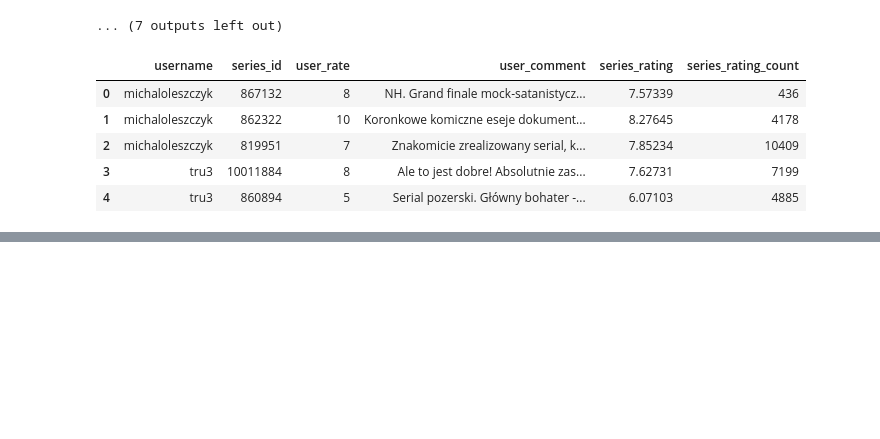
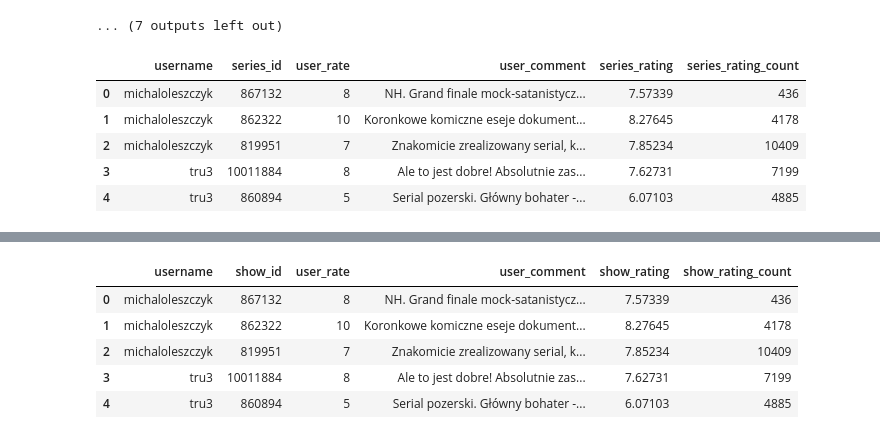
Before and after one commit to Michal299/mm-review-based-rate-ai, a Jupyter notebook: scrapper/filmweb_scrapper.ipynb, the cells around one changed output, grey strips where cells are left out. Saved outputs shown, nothing was run; the diff lists cells and outputs as text; code cells hidden in the pictures; blank space fills up the shorter version.

```diff
--- a/scrapper/filmweb_scrapper.ipynb
+++ b/scrapper/filmweb_scrapper.ipynb
@@ -299,0 +313,12 @@ ds_df.to_csv('../dataset/dataset_tv_series.csv', sep='$', encoding='utf-8')
+# %%
+df_tv_series = df_tv_series.rename(axis='columns', mapper={'series_id': 'show_id',
+                                                           'series_rating': 'show_rating',
+                                                           'series_rating_count': 'show_rating_count'})
+df_tv_series.head()
+# %% [output]
+|  | username | show_id | user_rate | user_comment | show_rating | show_rating_count |
+| 0 | michaloleszczyk | 867132 | 8 | NH. Grand finale mock-satanistycz... | 7.57339 | 436 |
+| 1 | michaloleszczyk | 862322 | 10 | Koronkowe komiczne eseje dokument... | 8.27645 | 4178 |
+| 2 | michaloleszczyk | 819951 | 7 | Znakomicie zrealizowany serial, k... | 7.85234 | 10409 |
+| 3 | tru3 | 10011884 | 8 | Ale to jest dobre! Absolutnie zas... | 7.62731 | 7199 |
+| 4 | tru3 | 860894 | 5 | Serial pozerski. Główny bohater -... | 6.07103 | 4885 |
```
Also changed, not shown: parts of 14 cells of this notebook, 7 other files.
